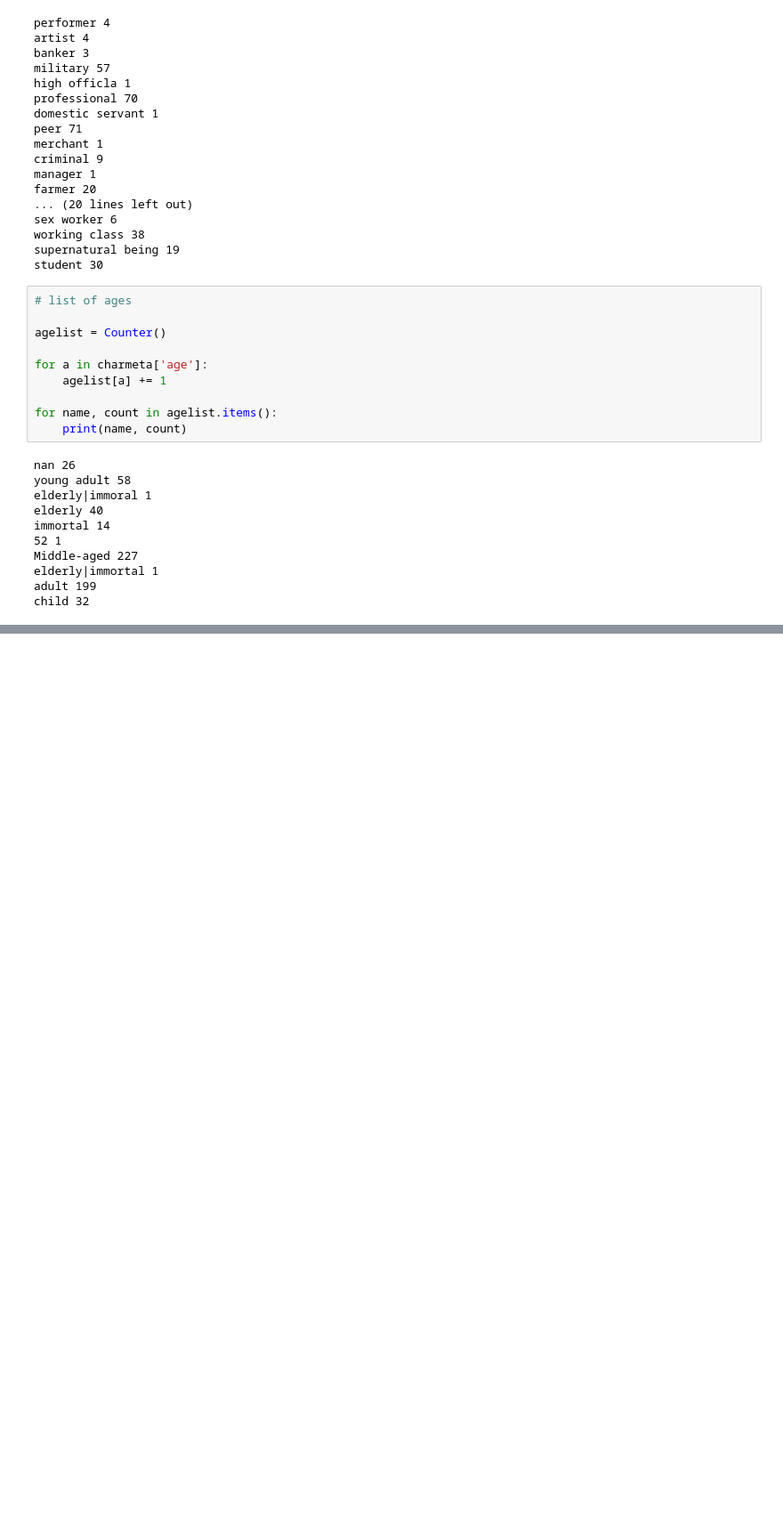
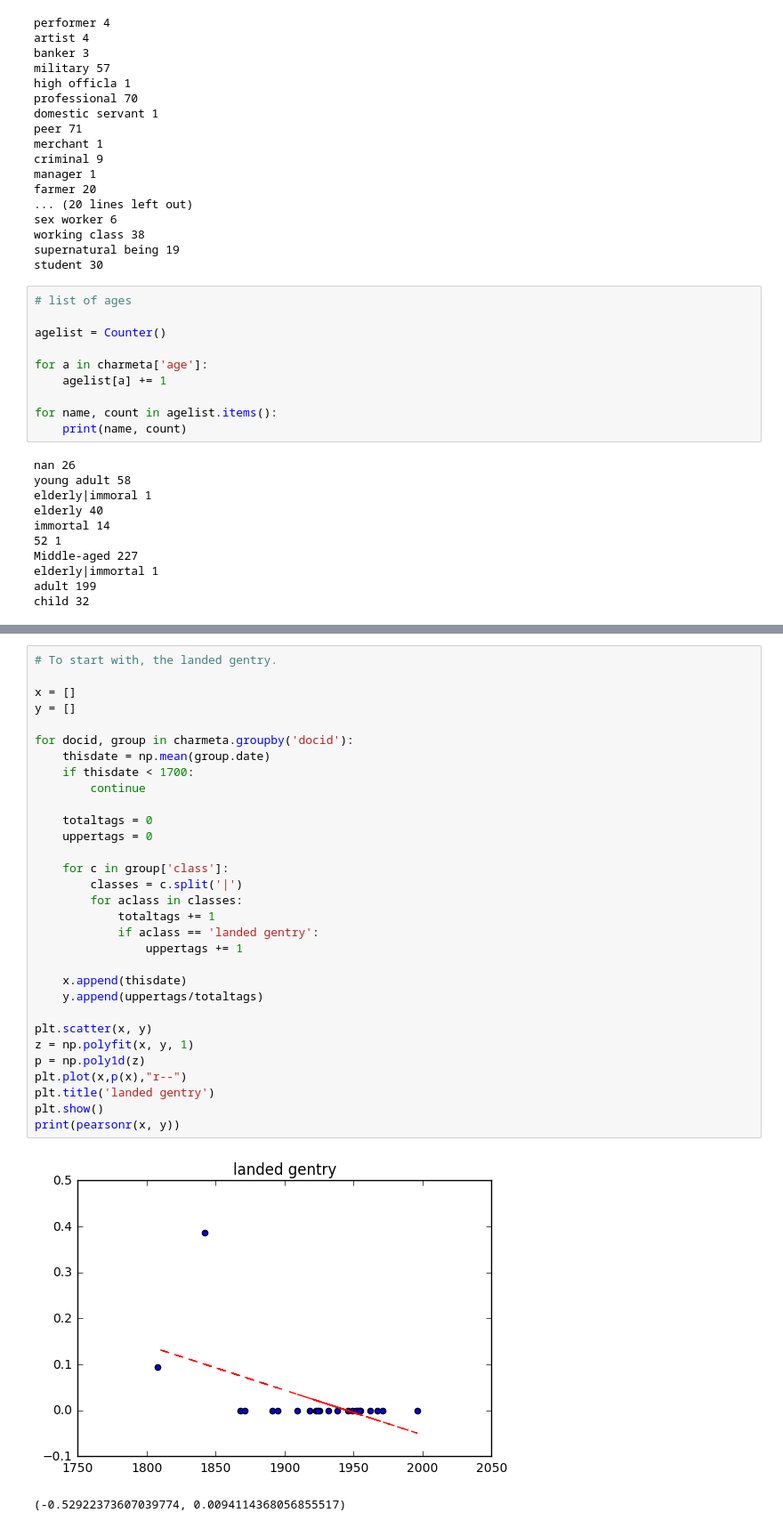
Before and after one commit to afcarl/class, a Jupyter notebook: analysis/initialanalysis.ipynb, the cells around one changed output, grey strips where cells are left out. Shown at 89% size. Saved outputs shown, nothing was run; the diff lists cells and outputs as text; blank space fills up the shorter version.

```diff
--- a/analysis/initialanalysis.ipynb
+++ b/analysis/initialanalysis.ipynb
@@ -131,0 +151,34 @@ child 32
+# %%
+# To start with, the landed gentry.
+
+x = []
+y = []
+
+for docid, group in charmeta.groupby('docid'):
+    thisdate = np.mean(group.date)
+    if thisdate < 1700:
+        continue
+
+    totaltags = 0
+    uppertags = 0
+
+    for c in group['class']:
+        classes = c.split('|')
+        for aclass in classes:
+            totaltags += 1
+            if aclass == 'landed gentry':
+                uppertags += 1
+
+    x.append(thisdate)
+    y.append(uppertags/totaltags)
+
+plt.scatter(x, y)
+z = np.polyfit(x, y, 1)
+p = np.poly1d(z)
+plt.plot(x,p(x),"r--")
+plt.title('landed gentry')
+plt.show()
+print(pearsonr(x, y))
+# %% [output]
+[figure, added]
+(-0.52922373607039774, 0.0094114368056855517)
```
Also changed, not shown: parts of 22 cells of this notebook.
